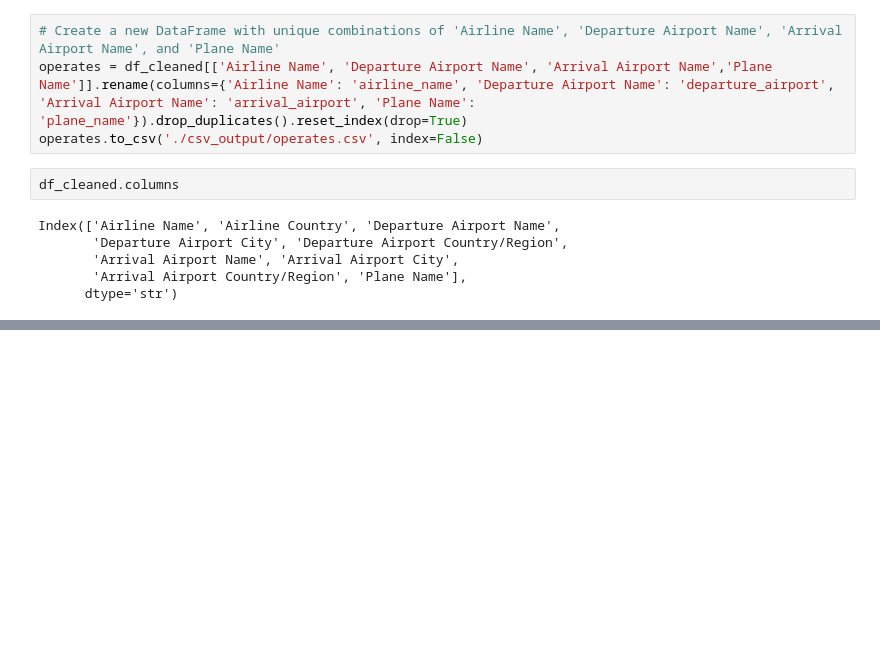
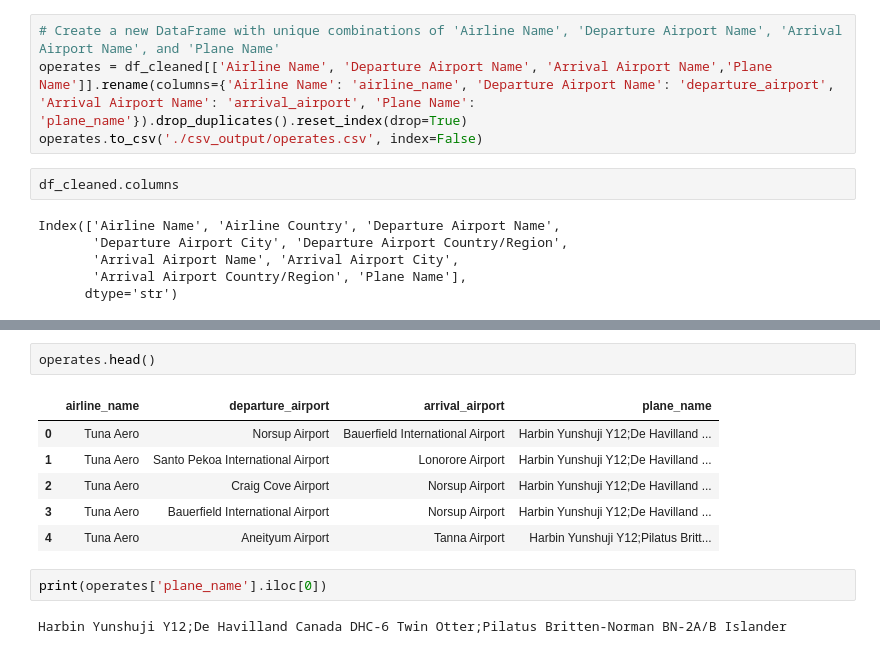
Before and after one commit to juanyeremia/UWA-DataWarehouse-Project2, a Jupyter notebook: project2_etl.ipynb, the cells around one changed output, grey strips where cells are left out. Saved outputs shown, nothing was run; the diff lists cells and outputs as text; blank space fills up the shorter version.

Commit message:
Added City to airports.csv. Verify CSVs with head()

```diff
--- a/project2_etl.ipynb
+++ b/project2_etl.ipynb
@@ -336,0 +373,13 @@ Index(['Airline Name', 'Airline Country', 'Departure Airport Name',
+# %%
+operates.head()
+# %% [output]
+|  | airline_name | departure_airport | arrival_airport | plane_name |
+| 0 | Tuna Aero | Norsup Airport | Bauerfield International Airport | Harbin Yunshuji Y12;De Havilland ... |
+| 1 | Tuna Aero | Santo Pekoa International Airport | Lonorore Airport | Harbin Yunshuji Y12;De Havilland ... |
+| 2 | Tuna Aero | Craig Cove Airport | Norsup Airport | Harbin Yunshuji Y12;De Havilland ... |
+| 3 | Tuna Aero | Bauerfield International Airport | Norsup Airport | Harbin Yunshuji Y12;De Havilland ... |
+| 4 | Tuna Aero | Aneityum Airport | Tanna Airport | Harbin Yunshuji Y12;Pilatus Britt... |
+# %%
+print(operates['plane_name'].iloc[0])
+# %% [output]
+Harbin Yunshuji Y12;De Havilland Canada DHC-6 Twin Otter;Pilatus Britten-Norman BN-2A/B Islander
```
Also changed, not shown: parts of 5 cells of this notebook, 1 other file.
